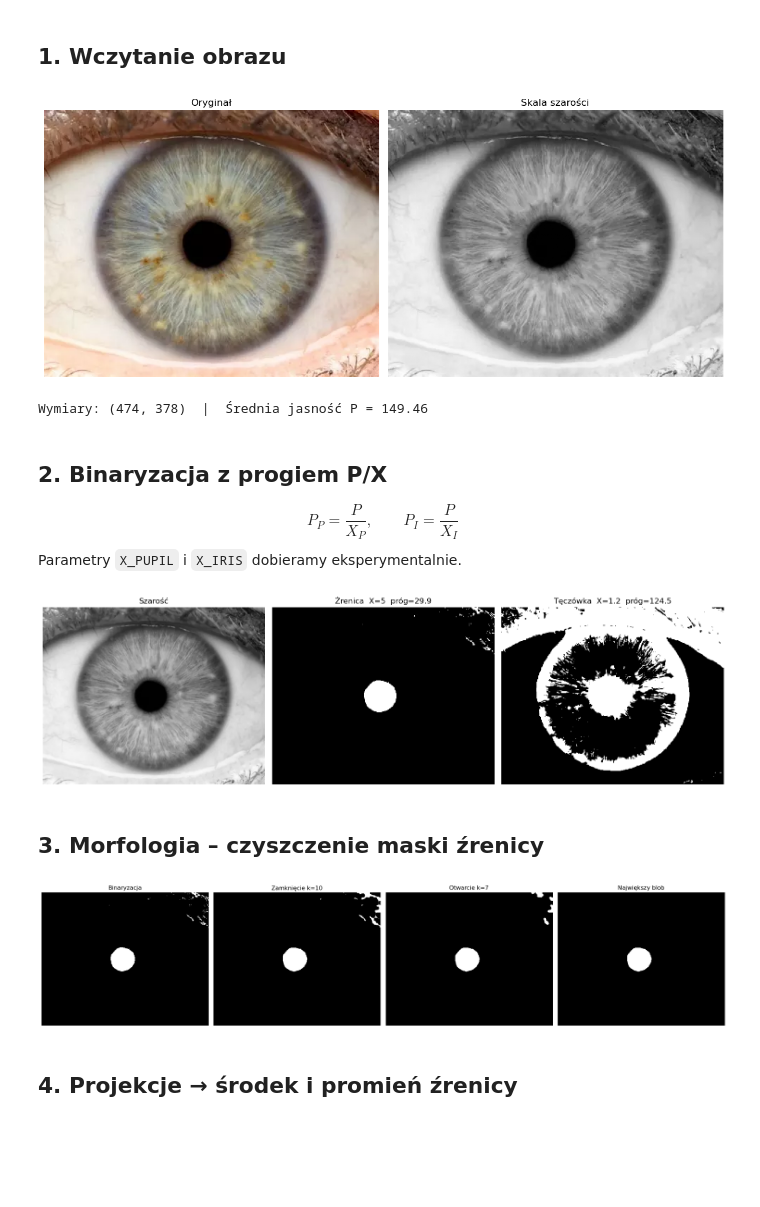
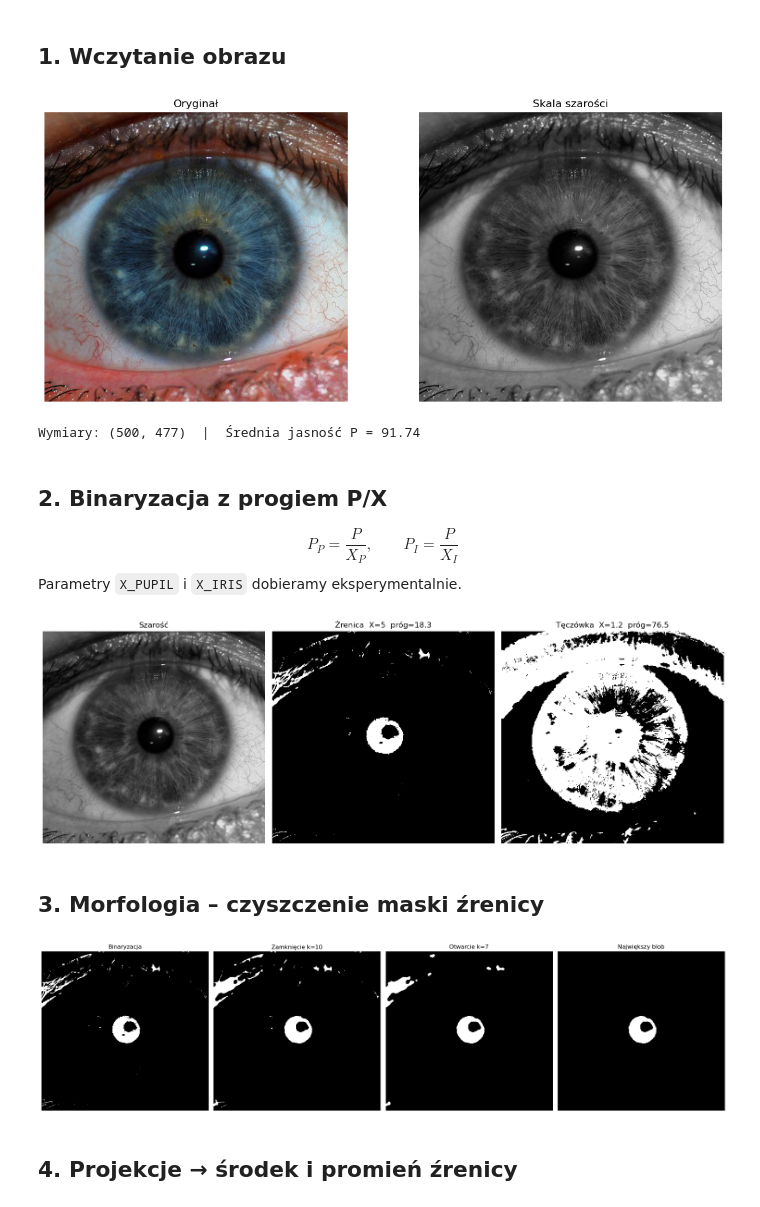
Before and after one commit to zielinskim04/Biometria, a Jupyter notebook: Projekt_2/iris_project.ipynb, the cells around one changed output. Drawn from its saved outputs; the diff is of its cells as text; code cells hidden in the pictures; blank space fills up the shorter version.

```diff
--- a/Projekt_2/iris_project.ipynb
+++ b/Projekt_2/iris_project.ipynb
@@ -11,24 +11,24 @@ iris = IrisSegmentation()
 # %% [markdown]
 ## 1. Wczytanie obrazu
 # %%
-IMAGE_PATH = "eye3.webp"
+IMAGE_PATH = "eye2.jpg"
 
 image = Image.open(IMAGE_PATH)
 gray_arr = iris._to_gray(image)
 
 fig, axes = plt.subplots(1, 2, figsize=(12, 5))
 axes[0].imshow(image)
 axes[0].set_title('Oryginał')
 axes[1].imshow(gray_arr, cmap='gray')
 axes[1].set_title('Skala szarości')
 for ax in axes: ax.axis('off')
 plt.tight_layout(); plt.show()
 
 P = iris._mean_brightness(gray_arr)
 print(f'Wymiary: {image.size}  |  Średnia jasność P = {P:.2f}')
 # %% [output]
-[figure, old version]
+[figure, new version]
-Wymiary: (474, 378)  |  Średnia jasność P = 149.46
+Wymiary: (500, 477)  |  Średnia jasność P = 91.74
 # %% [markdown]
 ## 2. Binaryzacja z progiem P/X
 $$P_P = \frac{P}{X_P}, \qquad P_I = \frac{P}{X_I}$$
@@ -50,7 +50,7 @@ axes[2].set_title(f'Tęczówka  X={X_IRIS}  próg={P/X_IRIS:.1f}')
 for ax in axes: ax.axis('off')
 plt.tight_layout(); plt.show()
 # %% [output]
-[figure, old version]
+[figure, new version]
 # %% [markdown]
 ## 3. Morfologia – czyszczenie maski źrenicy
 # %%
@@ -68,7 +68,7 @@ for ax, img, title in zip(axes,
     ax.imshow(img, cmap='gray'); ax.set_title(title); ax.axis('off')
 plt.tight_layout(); plt.show()
 # %% [output]
-[figure, old version]
+[figure, new version]
 # %% [markdown]
 ## 4. Projekcje → środek i promień źrenicy
 # %%
```
Also changed, not shown: parts of 5 cells of this notebook, 1 other file.
